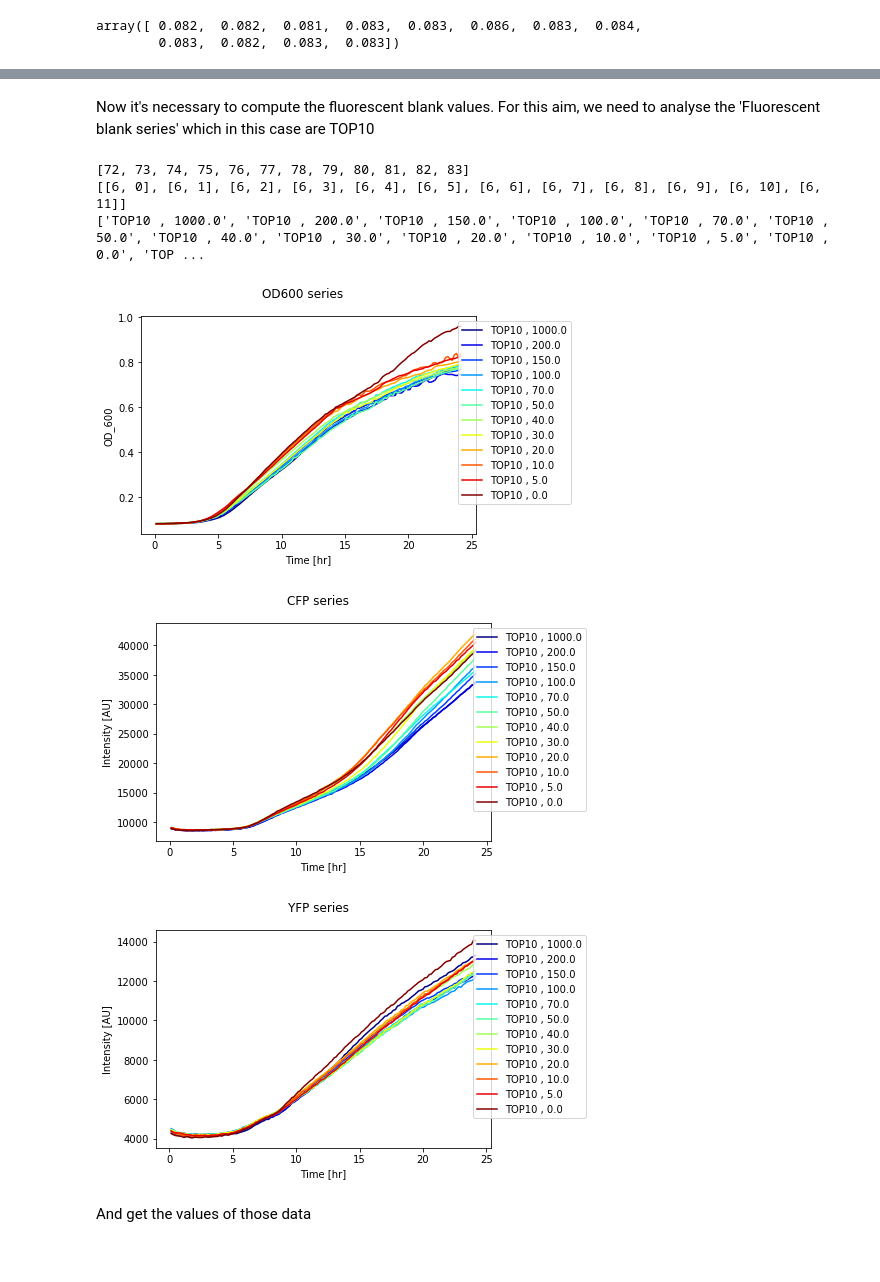
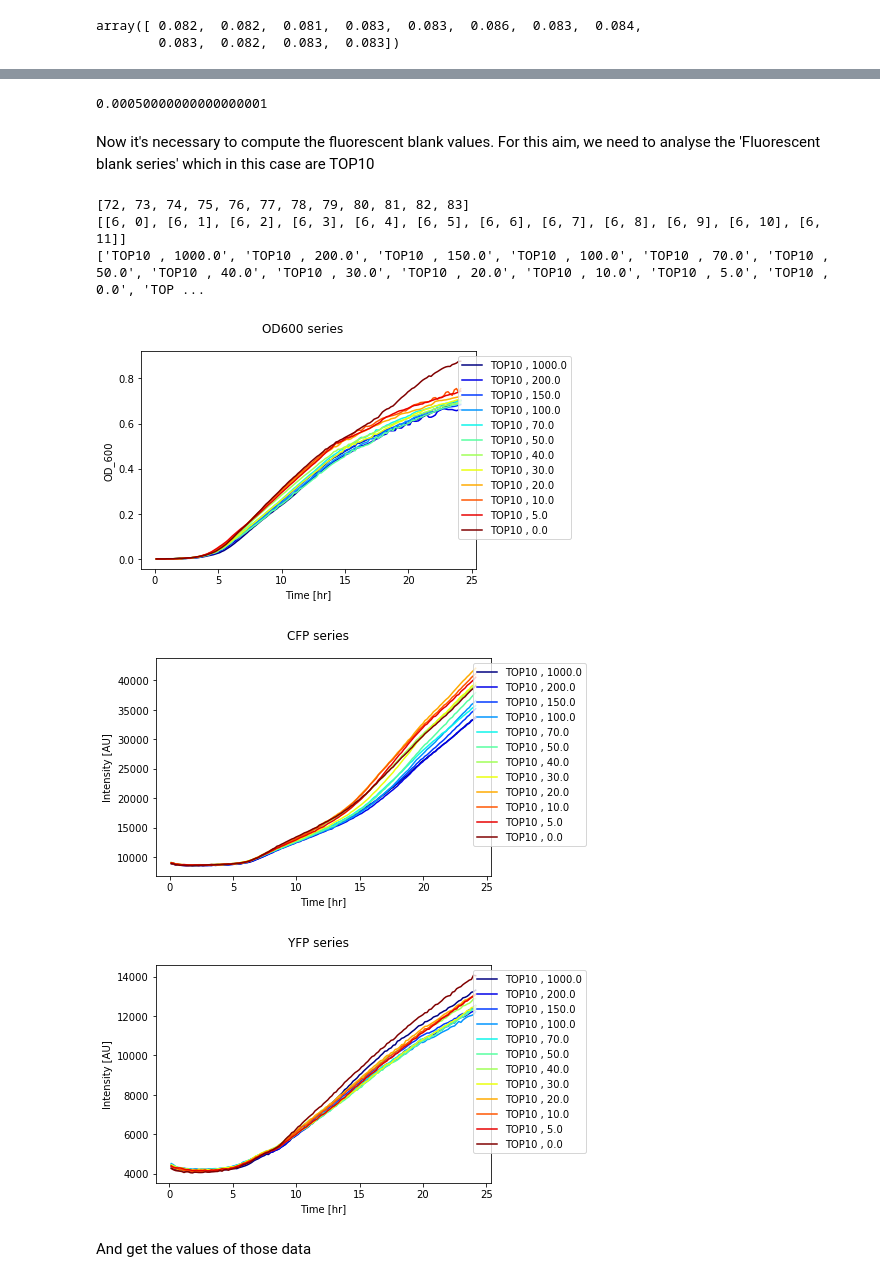
Before and after one commit to Prosimio/Plate_reader_analysis, a Jupyter notebook: Inverter_Analysis.ipynb, the cells around one changed output, grey strips where cells are left out. Cells and saved outputs as stored; diff of their text form; code cells hidden in the pictures.

```diff
--- a/Inverter_Analysis.ipynb
+++ b/Inverter_Analysis.ipynb
@@ -491,7 +507,7 @@ plot_group(wdata, wlabels, [data_sheets[0]], index_D, index_L, legend_labels, y_
 # %% [markdown]
 As the OD blank values (given by the empty media) are tiny and roughtly constants, it's possible to condense them as only one value given by the mean of all of them.
 # %%
-OD_blank_val = get_group_values(wdata, data_sheets, index_D)
+OD_blank_val = get_group_values(wdata, data_sheets, index_D, index_L)
 print(OD_blank_val['OD600']['data'].shape)
 
 OD_bval=OD_blank_val['OD600']['data'].mean(axis=(0,1))
@@ -513,6 +529,6 @@ def subtract_OD_blank(wsd, od_sheet_name, blank_value):
 
     for i in range(od600.shape[0]):
         for j in range(od600.shape[1]):
-            if od600[i,j] <= 0:
-                od600[i,j] = 0.001
+            if od600[i,j] < 0.0005:
+                od600[i,j] = 0.0005    # the minimum value is set to be 0.005 (as we start from 1:1000 bacterial dilution)
     return(od600)
@@ -547,3 +537,11 @@ for i in range(OD_wo_blank.shape[0]):
+# %%
+wdataB = wdata
+# %%
+wdataB['OD600']['data'] = subtract_OD_blank(wdata, data_sheets[0], OD_bval)
+# %%
+np.min(wdataB['OD600']['data'])
+# %% [output]
+0.00050000000000000001
 # %% [markdown]
 Now it's necessary to compute the fluorescent blank values. For this aim, we need to  analyse the 'Fluorescent blank series' which in this case are TOP10
 # %%
@@ -552,17 +550,17 @@ FB_labels=['TOP10']  #fill this list manually
 # %%
 # and get the wells index which have that lalbels
 index_D, index_L = get_group_index(FB_labels, wlabels, L_sheets)
 
 #Perform the plots of blank series data
 legend_labels = [L_sheets[0], L_sheets[1]]
 y_axis_labels = ['OD_600', 'Intensity [AU]', 'Intensity [AU]']
 
-plot_group(wdata, wlabels, data_sheets, index_D, index_L, legend_labels, y_axis_labels)
+plot_group(wdataB, wlabels, data_sheets, index_D, index_L, legend_labels, y_axis_labels)
 # %% [output]
 [72, 73, 74, 75, 76, 77, 78, 79, 80, 81, 82, 83]
 [[6, 0], [6, 1], [6, 2], [6, 3], [6, 4], [6, 5], [6, 6], [6, 7], [6, 8], [6, 9], [6, 10], [6, 11]]
 ['TOP10 , 1000.0', 'TOP10 , 200.0', 'TOP10 , 150.0', 'TOP10 , 100.0', 'TOP10 , 70.0', 'TOP10 , 50.0', 'TOP10 , 40.0', 'TOP10 , 30.0', 'TOP10 , 20.0', 'TOP10 , 10.0', 'TOP10 , 5.0', 'TOP10 , 0.0', 'TOP ...
-[figure, old version]
+[figure, new version]
 [figure]
 [figure]
 # %% [markdown]
```
Also changed, not shown: parts of 74 cells of this notebook.
